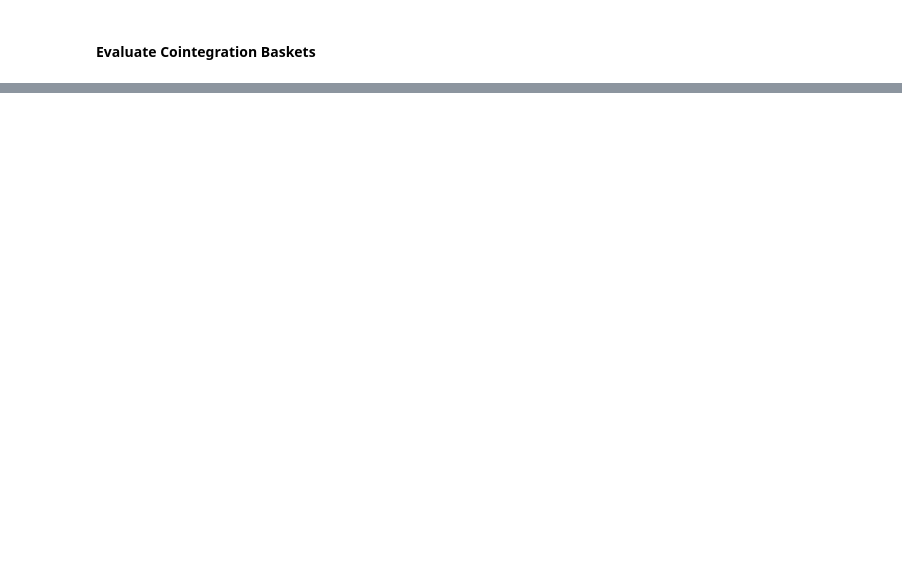
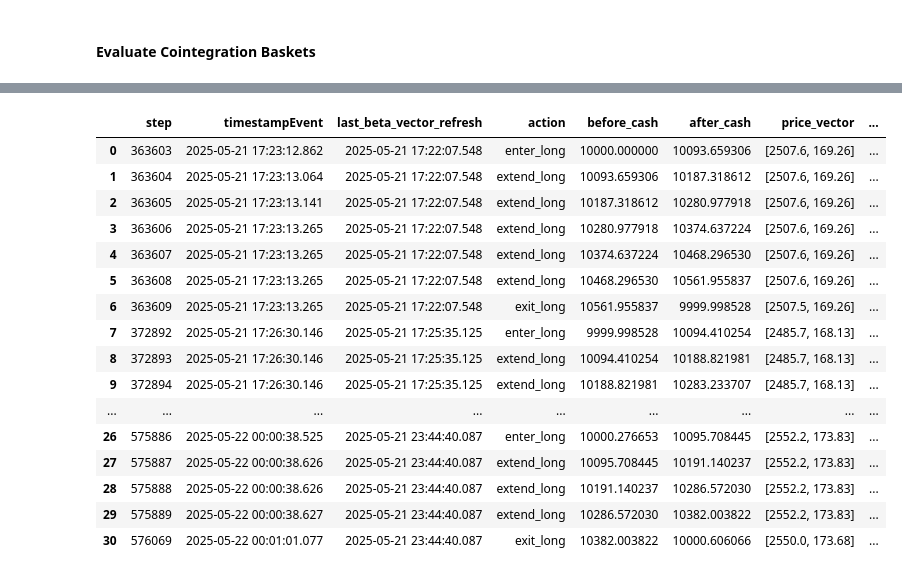
Before and after one commit to gnome-trading-group/gnomepy, a Jupyter notebook: gnomepy/backtest/cointegration_nb.ipynb, the cells around one changed output, grey strips where cells are left out. Saved outputs shown, nothing was run; the diff lists cells and outputs as text; code cells hidden in the pictures; blank space fills up the shorter version.

```diff
--- a/gnomepy/backtest/cointegration_nb.ipynb
+++ b/gnomepy/backtest/cointegration_nb.ipynb
@@ -187,11 +253,16 @@ See the caveats in the documentation: https://pandas.pydata.org/pandas-docs/stab
 # %% [markdown]
 #### Find Cointegrated Baskets
 # %%
+# seen_baskets, cointegrated_baskets = get_coint_baskets(
+#     columns=[
+#         'bidPrice0', 'bidPrice0_perturbed_1', 'bidPrice0_perturbed_2', 'bidPrice0_perturbed_3',
+#         'bidPrice0_random_normal', 'bidPrice0_random_normal_perturbed_1', 'bidPrice0_random_normal_perturbed_2', 'bidPrice0_random_normal_perturbed_3'
+#             ],
+#     data=data, significance_level=0.01, min_basket_size=2
+# )
+
 seen_baskets, cointegrated_baskets = get_coint_baskets(
-    columns=[
-        'bidPrice0', 'bidPrice0_perturbed_1', 'bidPrice0_perturbed_2', 'bidPrice0_perturbed_3',
-        'bidPrice0_random_normal', 'bidPrice0_random_normal_perturbed_1', 'bidPrice0_random_normal_perturbed_2', 'bidPrice0_random_normal_perturbed_3'
-            ],
-    data=data, significance_level=0.01, min_basket_size=2
+    columns=['bidPrice0', 'bidPrice0_security4'],
+    data=data_security3, significance_level=0.01, min_basket_size=2
 )
 # %% [output]
@@ -544,0 +761,20 @@ plot_bidprice0_and_trades(index=index)
+# %%
+trade_log
+# %% [output]
+|  | step | timestampEvent | last_beta_vector_refresh | action | before_cash | after_cash | price_vector | ... |
+| 0 | 363603 | 2025-05-21 17:23:12.862 | 2025-05-21 17:22:07.548 | enter_long | 10000.000000 | 10093.659306 | [2507.6, 169.26] | ... |
+| 1 | 363604 | 2025-05-21 17:23:13.064 | 2025-05-21 17:22:07.548 | extend_long | 10093.659306 | 10187.318612 | [2507.6, 169.26] | ... |
+| 2 | 363605 | 2025-05-21 17:23:13.141 | 2025-05-21 17:22:07.548 | extend_long | 10187.318612 | 10280.977918 | [2507.6, 169.26] | ... |
+| 3 | 363606 | 2025-05-21 17:23:13.265 | 2025-05-21 17:22:07.548 | extend_long | 10280.977918 | 10374.637224 | [2507.6, 169.26] | ... |
+| 4 | 363607 | 2025-05-21 17:23:13.265 | 2025-05-21 17:22:07.548 | extend_long | 10374.637224 | 10468.296530 | [2507.6, 169.26] | ... |
+| 5 | 363608 | 2025-05-21 17:23:13.265 | 2025-05-21 17:22:07.548 | extend_long | 10468.296530 | 10561.955837 | [2507.6, 169.26] | ... |
+| 6 | 363609 | 2025-05-21 17:23:13.265 | 2025-05-21 17:22:07.548 | exit_long | 10561.955837 | 9999.998528 | [2507.5, 169.26] | ... |
+| 7 | 372892 | 2025-05-21 17:26:30.146 | 2025-05-21 17:25:35.125 | enter_long | 9999.998528 | 10094.410254 | [2485.7, 168.13] | ... |
+| 8 | 372893 | 2025-05-21 17:26:30.146 | 2025-05-21 17:25:35.125 | extend_long | 10094.410254 | 10188.821981 | [2485.7, 168.13] | ... |
+| 9 | 372894 | 2025-05-21 17:26:30.146 | 2025-05-21 17:25:35.125 | extend_long | 10188.821981 | 10283.233707 | [2485.7, 168.13] | ... |
+| ... | ... | ... | ... | ... | ... | ... | ... | ... |
+| 26 | 575886 | 2025-05-22 00:00:38.525 | 2025-05-21 23:44:40.087 | enter_long | 10000.276653 | 10095.708445 | [2552.2, 173.83] | ... |
+| 27 | 575887 | 2025-05-22 00:00:38.626 | 2025-05-21 23:44:40.087 | extend_long | 10095.708445 | 10191.140237 | [2552.2, 173.83] | ... |
+| 28 | 575888 | 2025-05-22 00:00:38.626 | 2025-05-21 23:44:40.087 | extend_long | 10191.140237 | 10286.572030 | [2552.2, 173.83] | ... |
+| 29 | 575889 | 2025-05-22 00:00:38.627 | 2025-05-21 23:44:40.087 | extend_long | 10286.572030 | 10382.003822 | [2552.2, 173.83] | ... |
+| 30 | 576069 | 2025-05-22 00:01:01.077 | 2025-05-21 23:44:40.087 | exit_long | 10382.003822 | 10000.606066 | [2550.0, 173.68] | ... |
```
Also changed, not shown: parts of 18 cells of this notebook, 1 other file.
